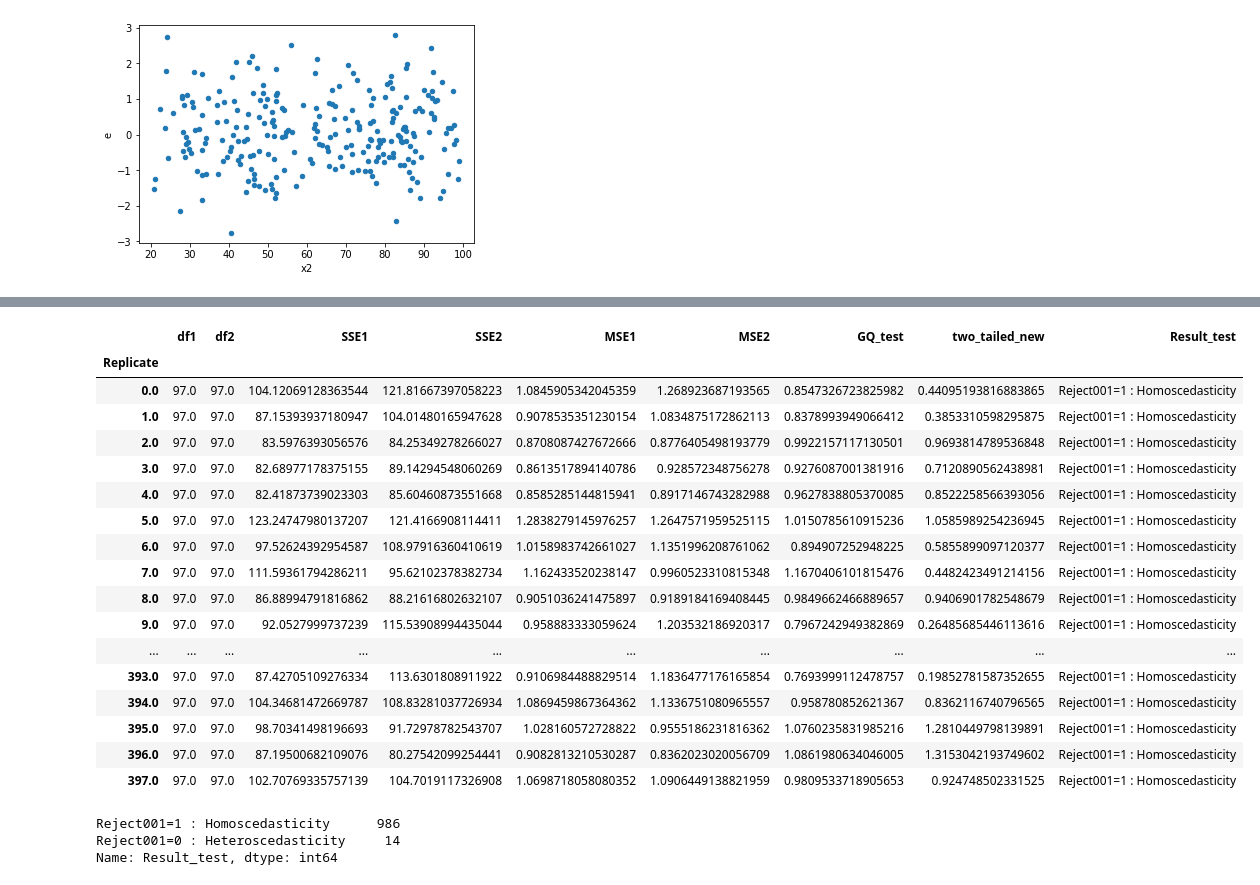
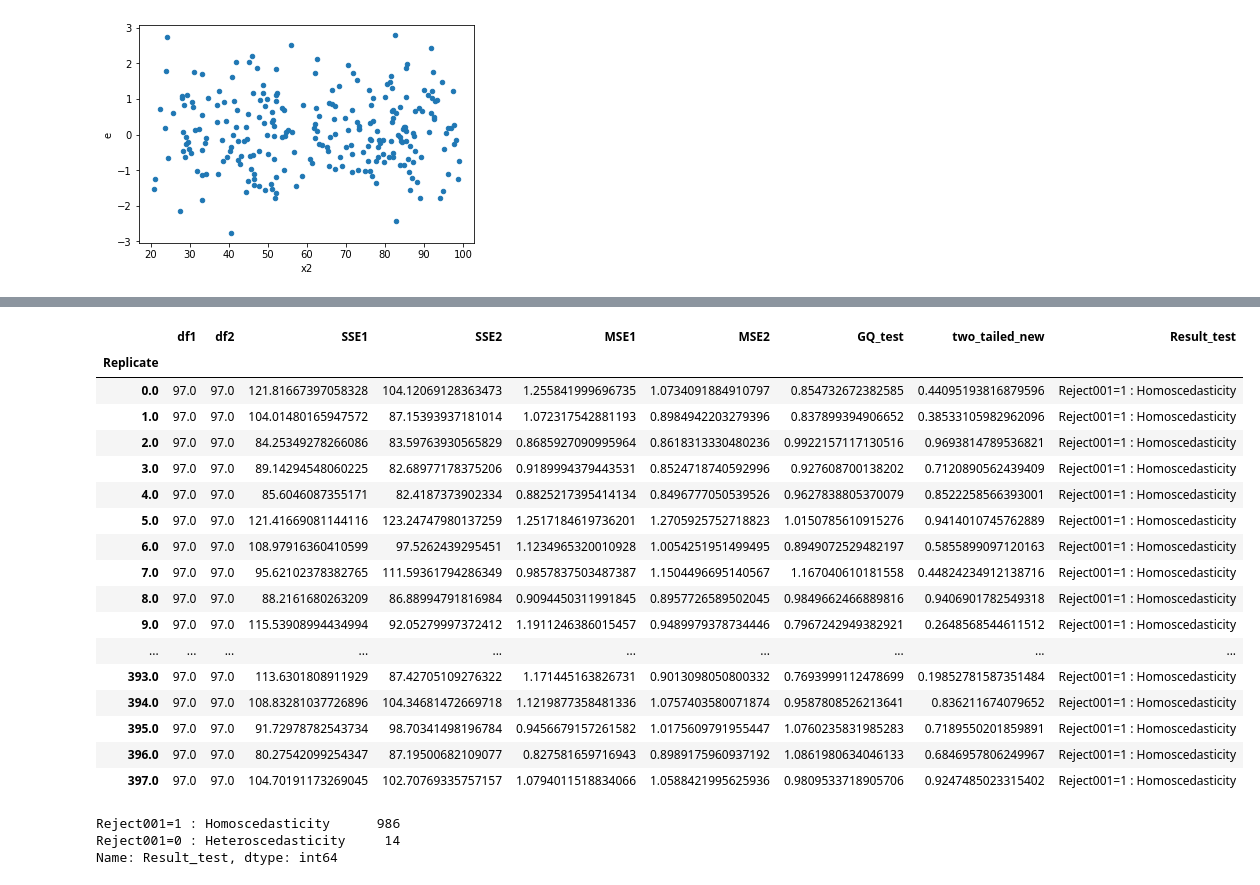
Before and after one commit to iam-fern/Generate_addition, a Jupyter notebook: GQtest_data_add_delta_(0)_n250_01.ipynb, the cells around one changed output, grey strips where cells are left out. Cells and saved outputs as stored; diff of their text form; code cells hidden in the pictures.

```diff
--- a/GQtest_data_add_delta_(0)_n250_01.ipynb
+++ b/GQtest_data_add_delta_(0)_n250_01.ipynb
@@ -175,7 +176,6 @@ def get_result(run_replicate, percent_data):
     new_table_sort = new_table.sort_values('x2')
     new_table_sort.reset_index(inplace=True)
     new_table_sort.drop(['index'], axis=1, inplace=True)
-
 
     # แบ่งข้อมูลกลุ่มที่ 1
     table1 = new_table_sort.iloc[:int(percent_data*new_table_sort.shape[0]) , :]
@@ -189,8 +189,7 @@ def get_result(run_replicate, percent_data):
     # หาค่า df กลุ่ม 1
     DF1 = model1.df_resid + 1
     SSE1 = model1.ssr
-    MSE1 = model1.mse_resid
-
+    MSE1 = SSE1/DF1
 
     # แบ่งข้อมูลกลุ่มที่ 2
     table2 = new_table_sort.iloc[int((1-percent_data)*new_table_sort.shape[0]): , :]
@@ -204,23 +203,21 @@ def get_result(run_replicate, percent_data):
     # หาค่า df กลุ่ม 2
     DF2 = model2.df_resid + 1
     SSE2 = model2.ssr
-    MSE2 = model2.mse_resid
+    MSE2 = SSE2/DF2
 
     # ค่าสถิติทดสอบ
     GQ_test = (SSE2/DF2) / (SSE1/DF1)
-
 
     df2 = DF2
     df1 = DF1
 
     # คำนวณค่า p-value
-    # sf(x, dfn, dfd, loc=0, scale=1) : Survival function (also defined as 1 - cdf, but sf is sometimes more accurate)
+    # pdf(x, dfn, dfd, loc=0, scale=1) : Probability density function
     two_tailed = 2.0*(1.0-(ss.f.cdf(GQ_test, df2, df1)))
+    p_greater = ss.f.cdf(GQ_test, df2, df1)
+    p_less = 1.0-ss.f.cdf(GQ_test, df2, df1)
 
-    # pdf(x, dfn, dfd, loc=0, scale=1) : Probability density function
-    p_greater = ss.f.cdf(GQ_test, df2, df1)
-
-    return df2, df1, SSE2, SSE1, MSE2, MSE1, GQ_test, two_tailed, p_greater
+    return df1, df2, SSE1, SSE2, MSE1, MSE2, GQ_test, two_tailed, p_greater, p_less
 
 # สร้าง list ของ replicates
 list_replicate=list({i[0] for i in table.index})
@@ -236,13 +233,14 @@ list_MSE2=[]
 list_GQ_test=[]
 list_two_tailed=[]
 list_p_greater=[]
+list_p_less=[]
 
 # กำหนด % การแบ่งข้อมูล
 percent_data=0.4
 
 # ใช้ for loop สำหรับการ run ทุก replicates
 for run_replicate in list_replicate:
-    df1, df2, SSE1, SSE2, MSE1, MSE2, GQ_test, two_tailed, p_greater=get_result(run_replicate, percent_data)
+    df1, df2, SSE1, SSE2, MSE1, MSE2, GQ_test, two_tailed, p_greater, p_less=get_result(run_replicate, percent_data)
     list_df1.append(df1)
     list_SSE1.append(SSE1)
     list_df2.append(df2)
@@ -252,6 +250,7 @@ for run_replicate in list_replicate:
     list_GQ_test.append(GQ_test)
     list_two_tailed.append(two_tailed)
     list_p_greater.append(p_greater)
+    list_p_less.append(p_less)
 # %%
 # สร้างตารางผลลัพธ์
 alpha = 0.01
@@ -290,39 +289,41 @@ result.astype(str)
 # %%
 # สร้างตารางผลลัพธ์
 alpha = 0.01
 pd.set_option('display.max_rows', 1000)
 pd.set_option('display.max_columns', 1000)
 pd.set_option('display.width', 1000)
 result=pd.DataFrame({"Replicate":list_replicate, "df1":list_df1, "df2":list_df2, "SSE1":list_SSE1,
                      "SSE2":list_SSE2, "MSE1":list_MSE1, "MSE2":list_MSE2,
-                     "GQ_test":list_GQ_test, "two_tailed":list_two_tailed, "greater":list_p_greater})
+                     "GQ_test":list_GQ_test, "two_tailed":list_two_tailed, "greater":list_p_greater, "less":list_p_less})
 result.set_index(['Replicate'], inplace=True)
 
-result['two_tailed_new']=result[["two_tailed","greater"]].apply(lambda value: value[0] if value[0]<0.5 else 2*value[1], axis=1)
+result['two_tailed_new']=result[["two_tailed","greater","less"]].apply(lambda value: value[0] if value[0]<0.5 else (2*value[1] if value[1]<0.5 else 2*value[2]) , axis=1)
 result["Result_test"]=result["two_tailed_new"].apply(lambda p_value: 'Reject001=0 : Heteroscedasticity'
                                                                   if p_value < alpha else 'Reject001=1 : Homoscedasticity')
 #two_tailed_new_show=two_tailed_new.drop(columns="greater")
-result_show=result.drop(columns=["two_tailed", "greater"])
+result_show=result.drop(columns=["two_tailed", "greater", "less"])
 result_show.astype(str)
+
+#result.astype(str)
 # %% [output]
 |  | df1 | df2 | SSE1 | SSE2 | MSE1 | MSE2 | GQ_test | two_tailed_new | Result_test |
 | Replicate |  |  |  |  |  |  |  |  |  |
-| 0.0 | 97.0 | 97.0 | 104.12069128363544 | 121.81667397058223 | 1.0845905342045359 | 1.268923687193565 | 0.8547326723825982 | 0.44095193816883865 | Reject001=1 : Homoscedasticity |
-| 1.0 | 97.0 | 97.0 | 87.15393937180947 | 104.01480165947628 | 0.9078535351230154 | 1.0834875172862113 | 0.8378993949066412 | 0.3853310598295875 | Reject001=1 : Homoscedasticity |
-| 2.0 | 97.0 | 97.0 | 83.5976393056576 | 84.25349278266027 | 0.8708087427672666 | 0.8776405498193779 | 0.9922157117130501 | 0.9693814789536848 | Reject001=1 : Homoscedasticity |
-| 3.0 | 97.0 | 97.0 | 82.68977178375155 | 89.14294548060269 | 0.8613517894140786 | 0.928572348756278 | 0.9276087001381916 | 0.7120890562438981 | Reject001=1 : Homoscedasticity |
-| 4.0 | 97.0 | 97.0 | 82.41873739023303 | 85.60460873551668 | 0.8585285144815941 | 0.8917146743282988 | 0.9627838805370085 | 0.8522258566393056 | Reject001=1 : Homoscedasticity |
-| 5.0 | 97.0 | 97.0 | 123.24747980137207 | 121.4166908114411 | 1.2838279145976257 | 1.2647571959525115 | 1.0150785610915236 | 1.0585989254236945 | Reject001=1 : Homoscedasticity |
-| 6.0 | 97.0 | 97.0 | 97.52624392954587 | 108.97916360410619 | 1.0158983742661027 | 1.1351996208761062 | 0.894907252948225 | 0.5855899097120377 | Reject001=1 : Homoscedasticity |
-| 7.0 | 97.0 | 97.0 | 111.59361794286211 | 95.62102378382734 | 1.162433520238147 | 0.9960523310815348 | 1.1670406101815476 | 0.4482423491214156 | Reject001=1 : Homoscedasticity |
-| 8.0 | 97.0 | 97.0 | 86.88994791816862 | 88.21616802632107 | 0.9051036241475897 | 0.9189184169408445 | 0.9849662466889657 | 0.9406901782548679 | Reject001=1 : Homoscedasticity |
-| 9.0 | 97.0 | 97.0 | 92.0527999737239 | 115.53908994435044 | 0.958883333059624 | 1.203532186920317 | 0.7967242949382869 | 0.26485685446113616 | Reject001=1 : Homoscedasticity |
+| 0.0 | 97.0 | 97.0 | 121.81667397058328 | 104.12069128363473 | 1.255841999696735 | 1.0734091884910797 | 0.854732672382585 | 0.44095193816879596 | Reject001=1 : Homoscedasticity |
+| 1.0 | 97.0 | 97.0 | 104.01480165947572 | 87.15393937181014 | 1.072317542881193 | 0.8984942203279396 | 0.837899394906652 | 0.38533105982962096 | Reject001=1 : Homoscedasticity |
+| 2.0 | 97.0 | 97.0 | 84.25349278266086 | 83.59763930565829 | 0.8685927090995964 | 0.8618313330480236 | 0.9922157117130516 | 0.9693814789536821 | Reject001=1 : Homoscedasticity |
+| 3.0 | 97.0 | 97.0 | 89.14294548060225 | 82.68977178375206 | 0.9189994379443531 | 0.8524718740592996 | 0.927608700138202 | 0.7120890562439409 | Reject001=1 : Homoscedasticity |
+| 4.0 | 97.0 | 97.0 | 85.6046087355171 | 82.4187373902334 | 0.8825217395414134 | 0.8496777050539526 | 0.9627838805370079 | 0.8522258566393001 | Reject001=1 : Homoscedasticity |
+| 5.0 | 97.0 | 97.0 | 121.41669081144116 | 123.24747980137259 | 1.2517184619736201 | 1.2705925752718823 | 1.0150785610915276 | 0.9414010745762889 | Reject001=1 : Homoscedasticity |
+| 6.0 | 97.0 | 97.0 | 108.97916360410599 | 97.5262439295451 | 1.1234965320010928 | 1.0054251951499495 | 0.8949072529482197 | 0.5855899097120163 | Reject001=1 : Homoscedasticity |
+| 7.0 | 97.0 | 97.0 | 95.62102378382765 | 111.59361794286349 | 0.9857837503487387 | 1.1504496695140567 | 1.167040610181558 | 0.44824234912138716 | Reject001=1 : Homoscedasticity |
+| 8.0 | 97.0 | 97.0 | 88.2161680263209 | 86.88994791816984 | 0.9094450311991845 | 0.8957726589502045 | 0.9849662466889816 | 0.9406901782549318 | Reject001=1 : Homoscedasticity |
+| 9.0 | 97.0 | 97.0 | 115.53908994434994 | 92.05279997372412 | 1.1911246386015457 | 0.9489979378734446 | 0.7967242949382921 | 0.2648568544611512 | Reject001=1 : Homoscedasticity |
 | ... | ... | ... | ... | ... | ... | ... | ... | ... | ... |
-| 393.0 | 97.0 | 97.0 | 87.42705109276334 | 113.6301808911922 | 0.9106984488829514 | 1.1836477176165854 | 0.7693999112478757 | 0.19852781587352655 | Reject001=1 : Homoscedasticity |
-| 394.0 | 97.0 | 97.0 | 104.34681472669787 | 108.83281037726934 | 1.0869459867364362 | 1.1336751080965557 | 0.958780852621367 | 0.8362116740796565 | Reject001=1 : Homoscedasticity |
-| 395.0 | 97.0 | 97.0 | 98.70341498196693 | 91.72978782543707 | 1.028160572728822 | 0.9555186231816362 | 1.0760235831985216 | 1.2810449798139891 | Reject001=1 : Homoscedasticity |
-| 396.0 | 97.0 | 97.0 | 87.19500682109076 | 80.27542099254441 | 0.9082813210530287 | 0.8362023020056709 | 1.0861980634046005 | 1.3153042193749602 | Reject001=1 : Homoscedasticity |
-| 397.0 | 97.0 | 97.0 | 102.70769335757139 | 104.7019117326908 | 1.0698718058080352 | 1.0906449138821959 | 0.9809533718905653 | 0.924748502331525 | Reject001=1 : Homoscedasticity |
+| 393.0 | 97.0 | 97.0 | 113.6301808911929 | 87.42705109276322 | 1.171445163826731 | 0.9013098050800332 | 0.7693999112478699 | 0.19852781587351484 | Reject001=1 : Homoscedasticity |
+| 394.0 | 97.0 | 97.0 | 108.83281037726896 | 104.34681472669718 | 1.1219877358481336 | 1.0757403580071874 | 0.9587808526213641 | 0.836211674079652 | Reject001=1 : Homoscedasticity |
+| 395.0 | 97.0 | 97.0 | 91.72978782543734 | 98.70341498196784 | 0.9456679157261582 | 1.0175609791955447 | 1.0760235831985283 | 0.7189550201859891 | Reject001=1 : Homoscedasticity |
+| 396.0 | 97.0 | 97.0 | 80.27542099254347 | 87.19500682109077 | 0.827581659716943 | 0.8989175960937192 | 1.0861980634046133 | 0.6846957806249967 | Reject001=1 : Homoscedasticity |
+| 397.0 | 97.0 | 97.0 | 104.70191173269045 | 102.70769335757157 | 1.0794011518834066 | 1.0588421995625936 | 0.9809533718905706 | 0.9247485023315402 | Reject001=1 : Homoscedasticity |
 # %%
 result_show['Result_test'].value_counts()
 # %% [output]
```
Also changed, not shown: parts of 2 cells of this notebook.
